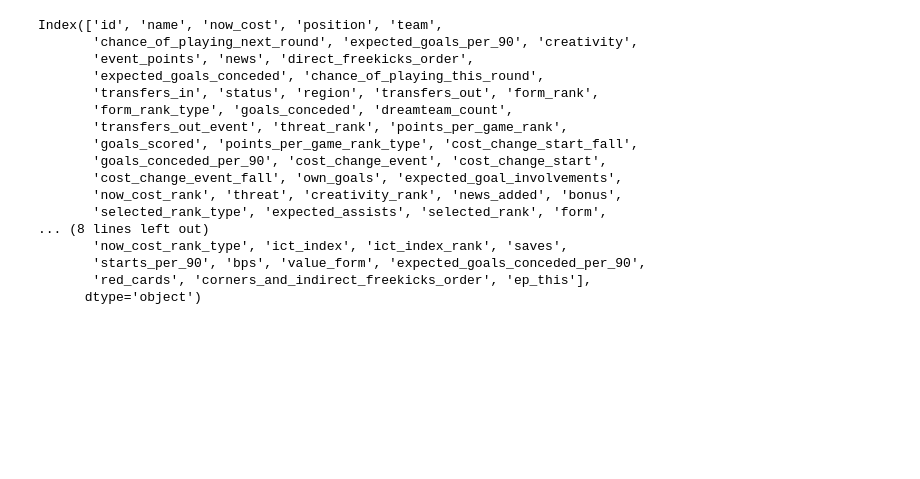
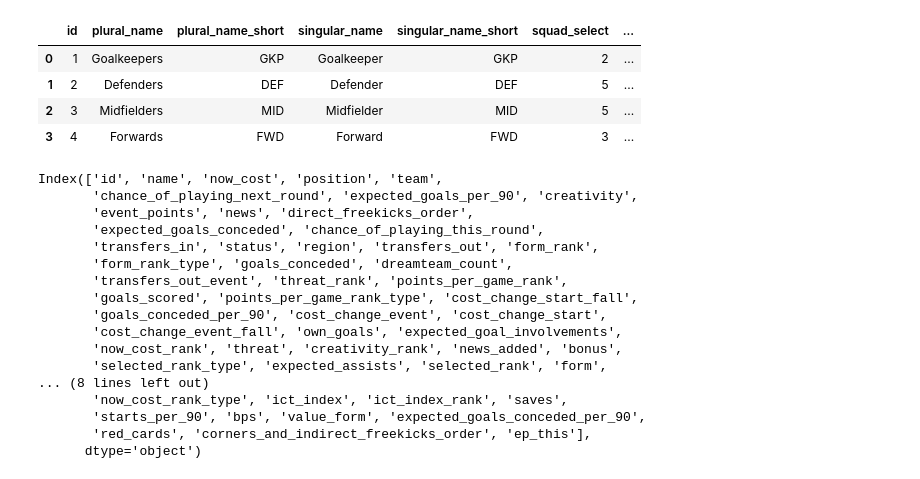
Before and after one commit to nmannheimer/data511, a Jupyter notebook: Fantasy League.ipynb, the cells around one changed output. Cells and saved outputs as stored; diff of their text form; code cells hidden in the pictures; blank space fills up the shorter version.

```diff
--- a/Fantasy League.ipynb
+++ b/Fantasy League.ipynb
@@ -36,3 +139,13 @@ df
+# %%
+df_element_types = pd.DataFrame(data["element_types"])
+#df_element_types
+df_element_types.head(5)
+# %% [output]
+|  | id | plural_name | plural_name_short | singular_name | singular_name_short | squad_select | ... |
+| 0 | 1 | Goalkeepers | GKP | Goalkeeper | GKP | 2 | ... |
+| 1 | 2 | Defenders | DEF | Defender | DEF | 5 | ... |
+| 2 | 3 | Midfielders | MID | Midfielder | MID | 5 | ... |
+| 3 | 4 | Forwards | FWD | Forward | FWD | 3 | ... |
 # %%
 df = pd.read_csv("players.csv")
 df.head()
```
Also changed, not shown: parts of 6 cells of this notebook, 3 other files.
